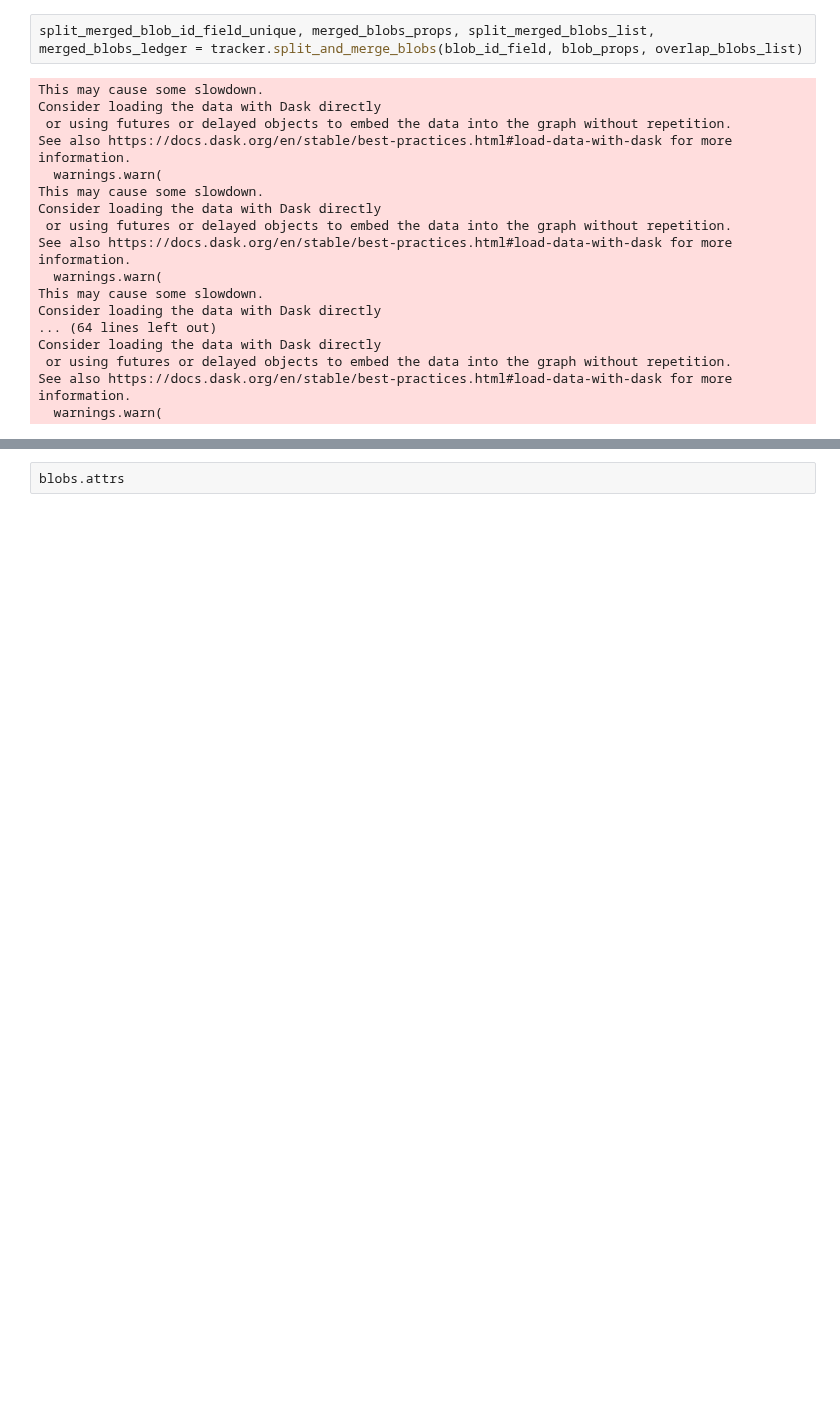
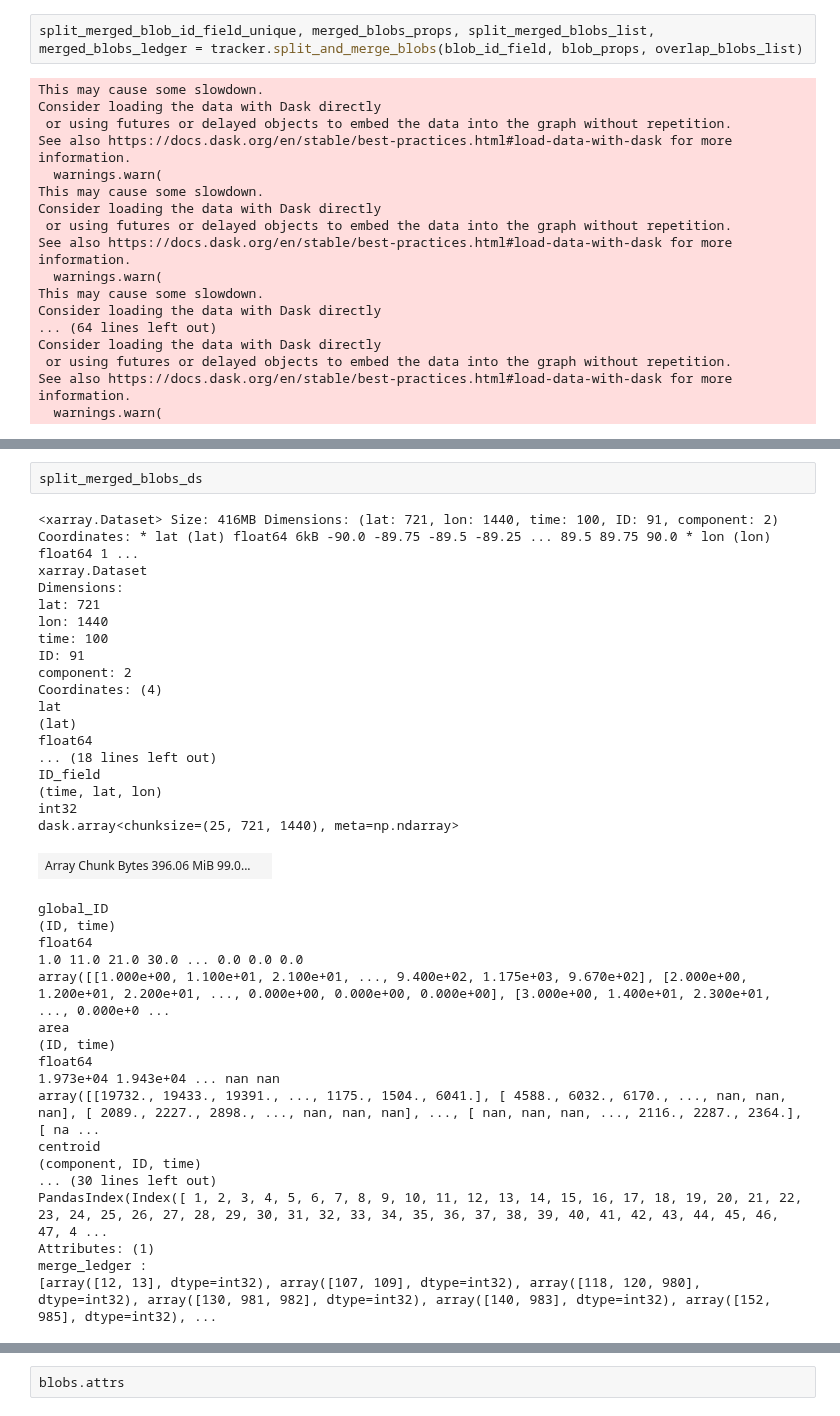
Before and after one commit to wienkers/spot_the_blOb, a Jupyter notebook: notebooks/02_id_track_events.ipynb, the cells around one changed output, grey strips where cells are left out. Cells and saved outputs as stored; diff of their text form; blank space fills up the shorter version.

```diff
--- a/notebooks/02_id_track_events.ipynb
+++ b/notebooks/02_id_track_events.ipynb
@@ -731,0 +119,38 @@ N_blobs = split_merged_blobs_ds.ID_field.max().compute().data
+# %%
+split_merged_blobs_ds
+# %% [output]
+<xarray.Dataset> Size: 416MB Dimensions: (lat: 721, lon: 1440, time: 100, ID: 91, component: 2) Coordinates: * lat (lat) float64 6kB -90.0 -89.75 -89.5 -89.25 ... 89.5 89.75 90.0 * lon (lon) float64 1 ...
+xarray.Dataset
+Dimensions:
+lat: 721
+lon: 1440
+time: 100
+ID: 91
+component: 2
+Coordinates: (4)
+lat
+(lat)
+float64
+... (18 lines left out)
+ID_field
+(time, lat, lon)
+int32
+dask.array<chunksize=(25, 721, 1440), meta=np.ndarray>
+| Array Chunk Bytes 396.06 MiB 99.0... |  |
+global_ID
+(ID, time)
+float64
+1.0 11.0 21.0 30.0 ... 0.0 0.0 0.0
+array([[1.000e+00, 1.100e+01, 2.100e+01, ..., 9.400e+02, 1.175e+03, 9.670e+02], [2.000e+00, 1.200e+01, 2.200e+01, ..., 0.000e+00, 0.000e+00, 0.000e+00], [3.000e+00, 1.400e+01, 2.300e+01, ..., 0.000e+0 ...
+area
+(ID, time)
+float64
+1.973e+04 1.943e+04 ... nan nan
+array([[19732., 19433., 19391., ..., 1175., 1504., 6041.], [ 4588., 6032., 6170., ..., nan, nan, nan], [ 2089., 2227., 2898., ..., nan, nan, nan], ..., [ nan, nan, nan, ..., 2116., 2287., 2364.], [ na ...
+centroid
+(component, ID, time)
+... (30 lines left out)
+PandasIndex(Index([ 1, 2, 3, 4, 5, 6, 7, 8, 9, 10, 11, 12, 13, 14, 15, 16, 17, 18, 19, 20, 21, 22, 23, 24, 25, 26, 27, 28, 29, 30, 31, 32, 33, 34, 35, 36, 37, 38, 39, 40, 41, 42, 43, 44, 45, 46, 47, 4 ...
+Attributes: (1)
+merge_ledger :
+[array([12, 13], dtype=int32), array([107, 109], dtype=int32), array([118, 120, 980], dtype=int32), array([130, 981, 982], dtype=int32), array([140, 983], dtype=int32), array([152, 985], dtype=int32), ...
```
Also changed, not shown: parts of 40 cells of this notebook, 1 other file.
